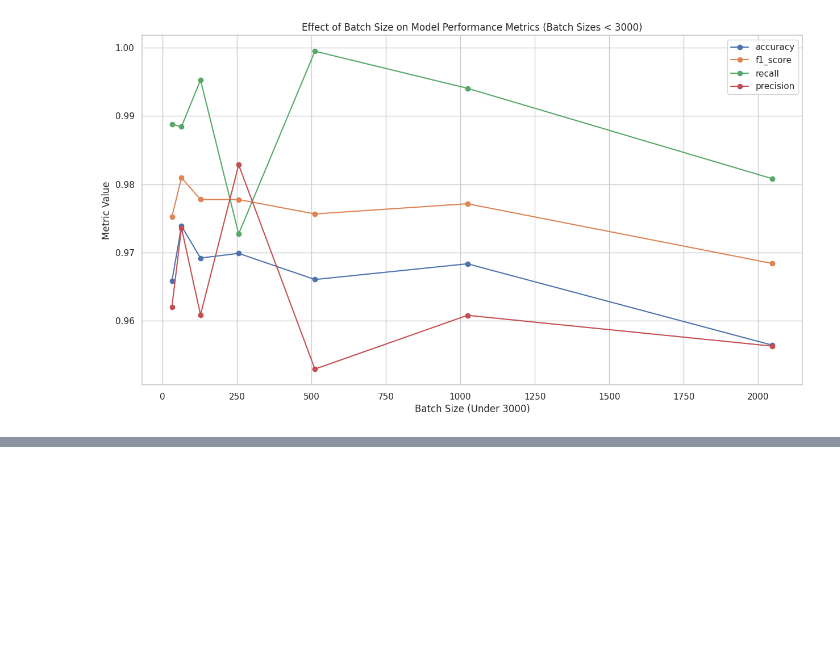
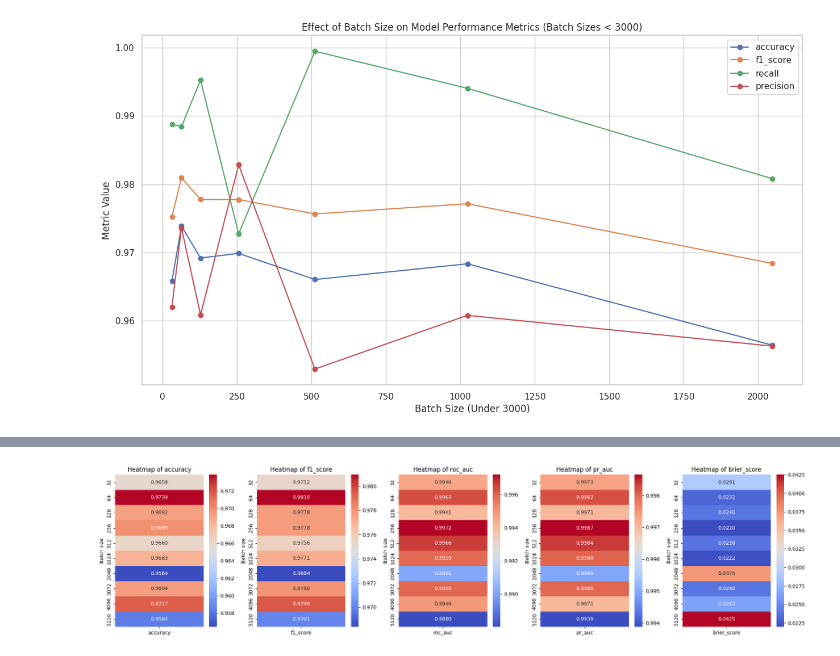
Before and after one commit to NajimovOtabek/net_intrusion_detection, a Jupyter notebook: Comparing_batchsizes.ipynb, the cells around one changed output, grey strips where cells are left out. Cells and saved outputs as stored; diff of their text form; code cells hidden in the pictures; blank space fills up the shorter version.

```diff
--- a/Comparing_batchsizes.ipynb
+++ b/Comparing_batchsizes.ipynb
@@ -891,0 +1033,26 @@ plt.show()
+# %%
+import matplotlib.pyplot as plt
+import seaborn as sns
+
+# Read the CSV file
+file_path = 'all_metrics.csv'
+df = pd.read_csv(file_path)
+
+# Create a list of metrics we want to plot as heatmaps
+metrics_to_plot = ['accuracy', 'f1_score', 'roc_auc', 'pr_auc', 'brier_score']
+
+# Generate heatmaps for each metric
+fig, axes = plt.subplots(1, len(metrics_to_plot), figsize=(20, 5))
+
+for i, metric in enumerate(metrics_to_plot):
+    ax = axes[i]
+    sns.heatmap(df.pivot_table(index='batch sizes', values=metric, aggfunc='mean').sort_index(),
+                annot=True, fmt=".4f", cmap="coolwarm", ax=ax, cbar=True)
+    ax.set_title(f"Heatmap of {metric}")
+    ax.set_xlabel('')
+    ax.set_ylabel('Batch size')
+plt.savefig('model_performance_numlayers_heatmap.png')
+plt.tight_layout()
+plt.show()
+# %% [output]
+[figure, added]
```
Also changed, not shown: parts of 10 cells of this notebook.
